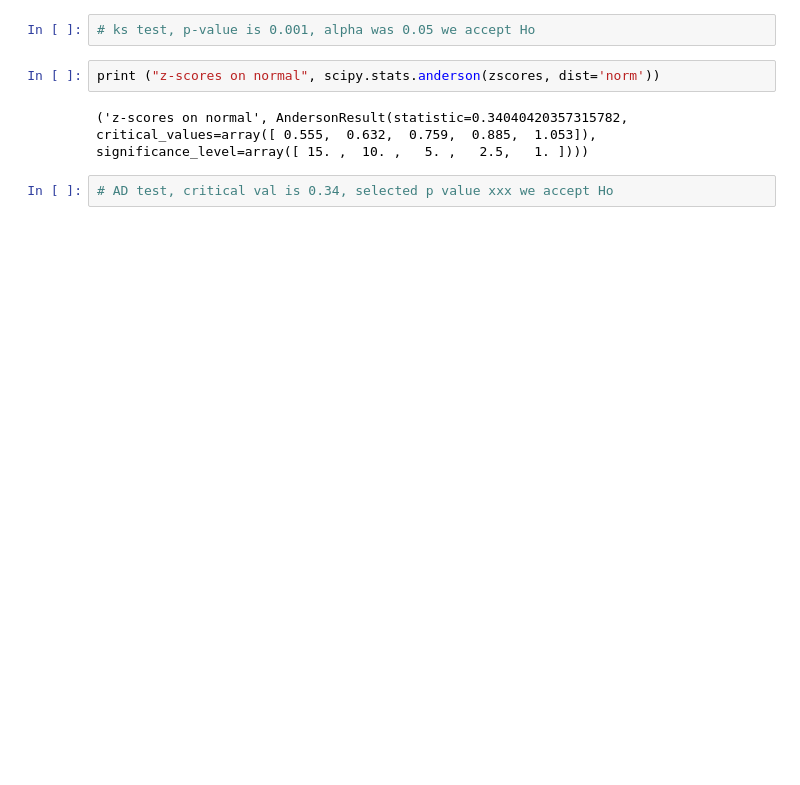
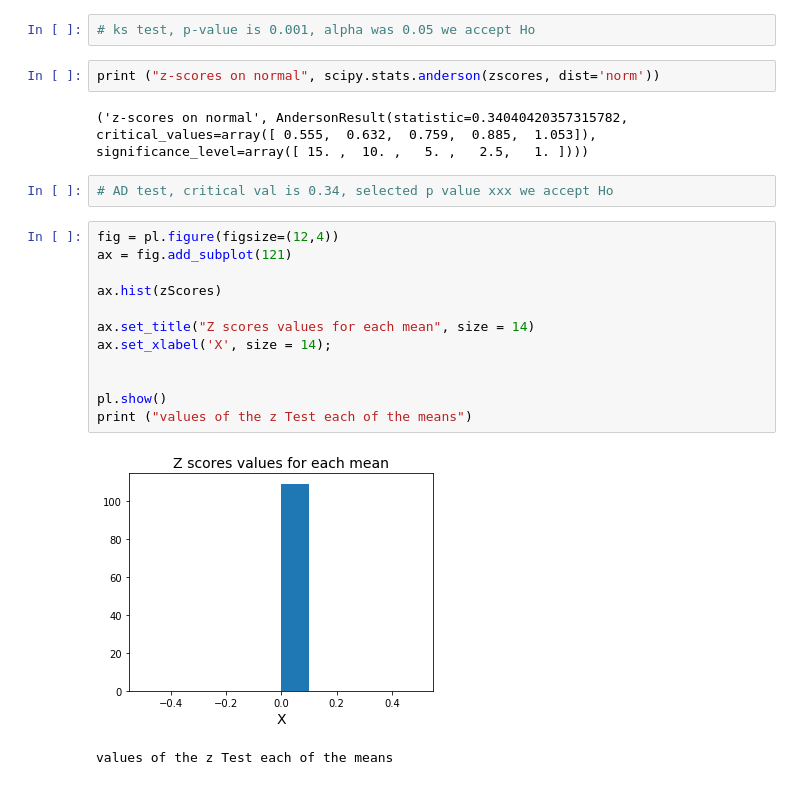
Before and after one commit to tma353/PUI2017_tma353, a Jupyter notebook: HW5_tma353/HW5_1.ipynb, the cells around one changed output. Saved outputs shown, nothing was run; the diff lists cells and outputs as text; blank space fills up the shorter version.

```diff
--- a/HW5_tma353/HW5_1.ipynb
+++ b/HW5_tma353/HW5_1.ipynb
@@ -101,3 +114,18 @@ print ("z-scores on normal", scipy.stats.anderson(zscores, dist='norm'))
 ('z-scores on normal', AndersonResult(statistic=0.34040420357315782, critical_values=array([ 0.555,  0.632,  0.759,  0.885,  1.053]), significance_level=array([ 15. ,  10. ,   5. ,   2.5,   1. ])))
 # %%
 # AD test, critical val is 0.34, selected p value xxx we accept Ho
+# %%
+fig = pl.figure(figsize=(12,4))
+ax = fig.add_subplot(121)
+
+ax.hist(zScores)
+
+ax.set_title("Z scores values for each mean", size = 14)
+ax.set_xlabel('X', size = 14);
+
+
+pl.show()
+print ("values of the z Test each of the means")
+# %% [output]
+[figure, added]
+values of the z Test each of the means
```
Also changed, not shown: parts of 7 cells of this notebook.
